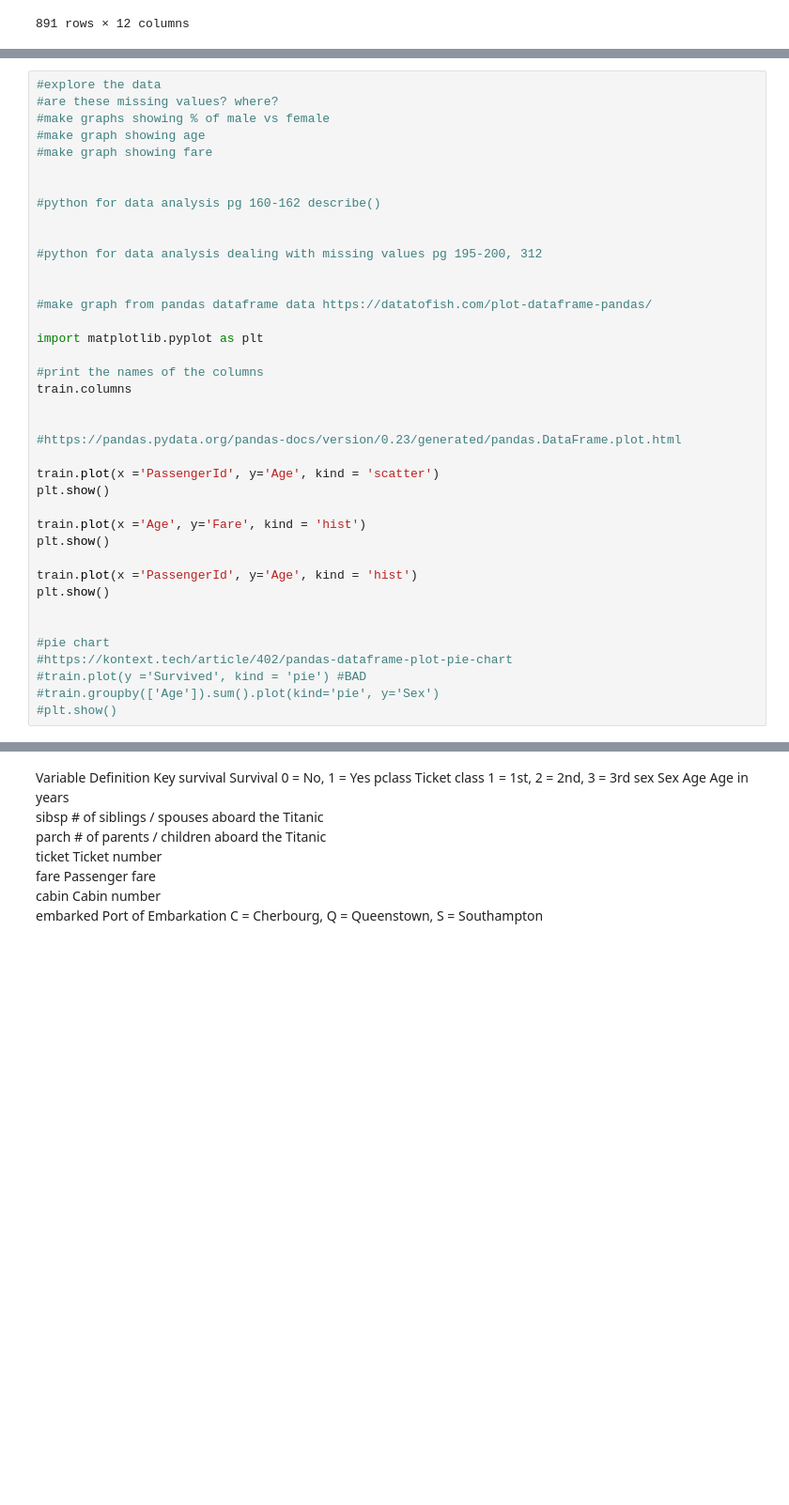
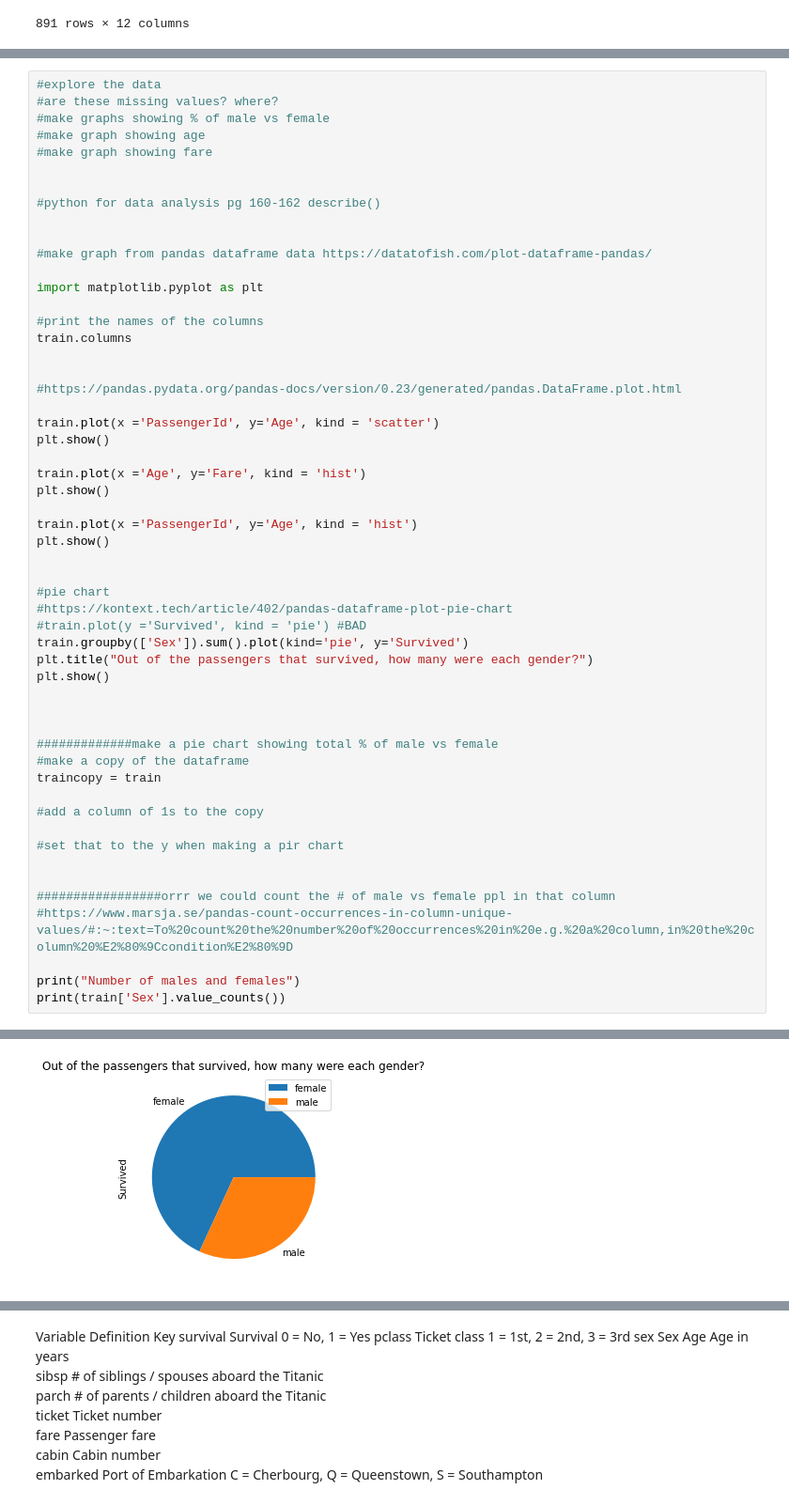
Before and after one commit to JulieHirt/Titanic, a Jupyter notebook: Titanic dataset.ipynb, the cells around one changed output, grey strips where cells are left out. Shown: that part at 94% size. Cells and saved outputs as stored; diff of their text form; blank space fills up the shorter version.

```diff
--- a/Titanic dataset.ipynb
+++ b/Titanic dataset.ipynb
@@ -42,37 +54,53 @@ train
 
 
 #python for data analysis pg 160-162 describe()
-
-
-#python for data analysis dealing with missing values pg 195-200, 312
 
 
 #make graph from pandas dataframe data https://datatofish.com/plot-dataframe-pandas/
 
 import matplotlib.pyplot as plt
 
 #print the names of the columns
 train.columns
 
 
 #https://pandas.pydata.org/pandas-docs/version/0.23/generated/pandas.DataFrame.plot.html
 
 train.plot(x ='PassengerId', y='Age', kind = 'scatter')
 plt.show()
 
 train.plot(x ='Age', y='Fare', kind = 'hist')
 plt.show()
 
 train.plot(x ='PassengerId', y='Age', kind = 'hist')
 plt.show()
 
 
 #pie chart
 #https://kontext.tech/article/402/pandas-dataframe-plot-pie-chart
 #train.plot(y ='Survived', kind = 'pie') #BAD
-#train.groupby(['Age']).sum().plot(kind='pie', y='Sex')
-#plt.show()
+train.groupby(['Sex']).sum().plot(kind='pie', y='Survived')
+plt.title("Out of the passengers that survived, how many were each gender?")
+plt.show()
+
+
+
+#############make a pie chart showing total % of male vs female
+#make a copy of the dataframe
+traincopy = train
+
+#add a column of 1s to the copy
+
+#set that to the y when making a pir chart
+
+
+#################orrr we could count the # of male vs female ppl in that column
+#https://www.marsja.se/pandas-count-occurrences-in-column-unique-values/#:~:text=To%20count%20the%20number%20of%20occurrences%20in%20e.g.%20a%20column,in%20the%20column%20%E2%80%9Ccondition%E2%80%9D
+
+print("Number of males and females")
+print(train['Sex'].value_counts())
 # %% [output]
 [figure]
 [figure]
 [figure]
+[figure, added]
```
Also changed, not shown: parts of 5 cells of this notebook.
